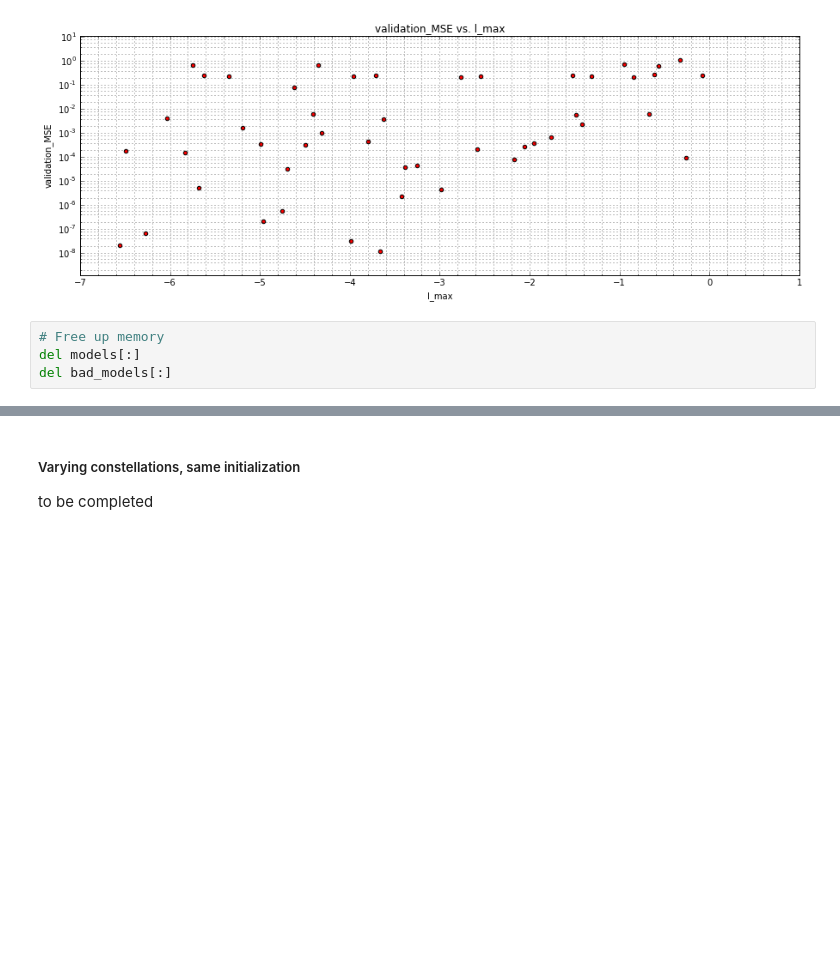
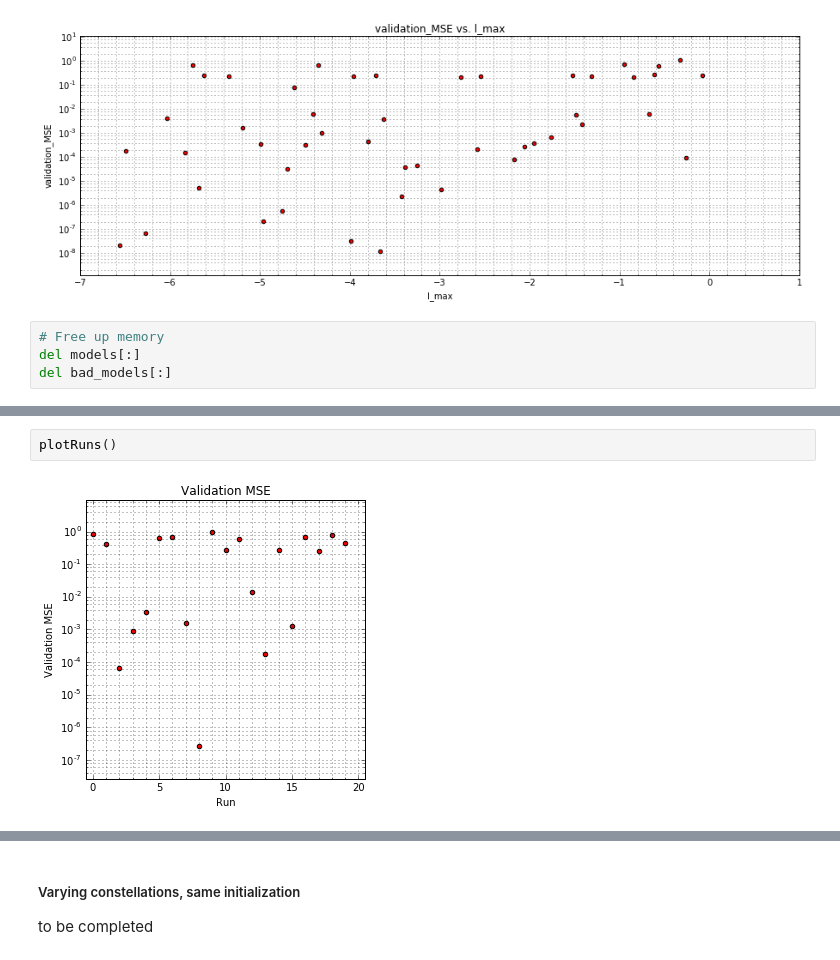
Before and after one commit to vadaszd/rsptime-simu, a Jupyter notebook: ReLU 03 - Hyper-parameters.ipynb, the cells around one changed output, grey strips where cells are left out. Saved outputs shown, nothing was run; the diff lists cells and outputs as text; blank space fills up the shorter version.

```diff
--- a/ReLU 03 - Hyper-parameters.ipynb
+++ b/ReLU 03 - Hyper-parameters.ipynb
@@ -451,0 +575,4 @@ to be completed
+# %%
+plotRuns()
+# %% [output]
+[figure, added]
```
Also changed, not shown: parts of 14 cells of this notebook.
